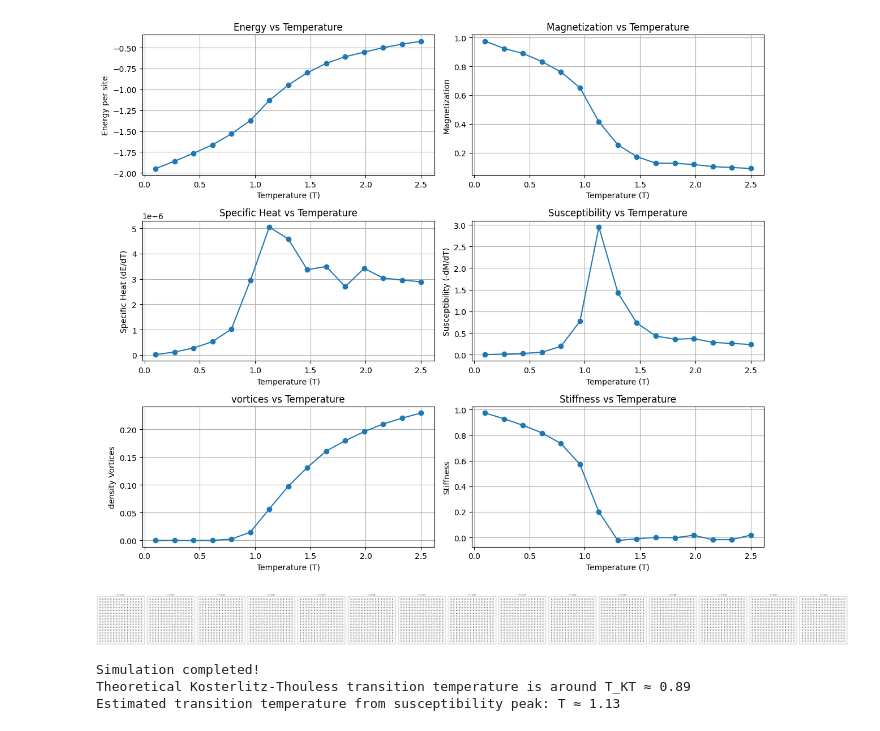
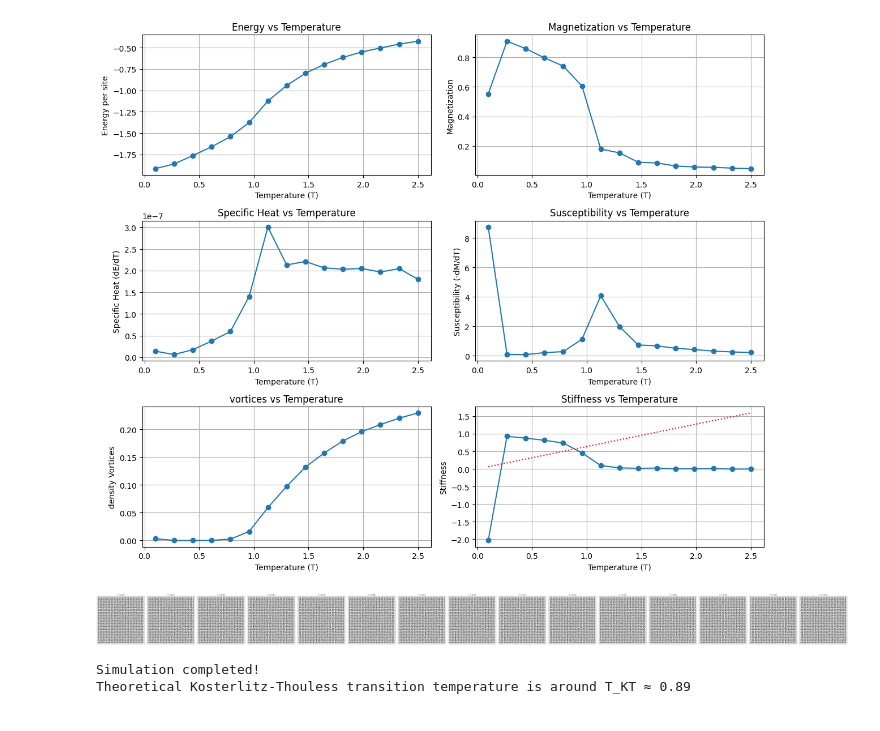
Before and after one commit to FrancescoConoscenti/BKT-Transition-in-the-XY-Model, a Jupyter notebook: XY_model.ipynb, the cells around one changed output. Drawn from its saved outputs; the diff is of its cells as text; code cells hidden in the pictures.

```diff
--- a/XY_model.ipynb
+++ b/XY_model.ipynb
@@ -178,6 +178,23 @@ class XYModel:
 
         return rho_s
 
+def find_cross(stiffness, line, temperatures):
+    difference = stiffness - line
+
+    # Find index where the sign of the difference changes (i.e., crossing point)
+    crossing_indices = np.where(np.diff(np.sign(difference)))[0]
+
+    # Optional: Get the exact crossing point using linear interpolation
+    crossings = []
+    for idx in crossing_indices:
+        x0, x1 = temperatures[idx], temperatures[idx+1]
+        y0, y1 = difference[idx], difference[idx+1]
+        # Linear interpolation to find more precise x where crossing occurs
+        x_cross = x0 - y0 * (x1 - x0) / (y1 - y0)
+        y_cross = 2/np.pi * x_cross  # value of the line at crossing (or use either curve)
+        crossings.append((x_cross, y_cross))
+    return x_cross
+
 
 def visualize_plots(temperatures, energies, energy_errors, magnetizations, mag_errors, specific_heat, susceptibility, vortices, stiffnesses):
     # Plotting results
@@ -206,7 +223,6 @@ def visualize_plots(temperatures, energies, energy_errors, magnetizations, mag_e
     axes[1, 0].grid(True)
 
     # Susceptibility (derivative of magnetization)
-
     axes[1, 1].plot(temperatures, susceptibility, 'o-')  # Drop last point which may be noisy
     axes[1, 1].set_xlabel('Temperature (T)')
     axes[1, 1].set_ylabel('Susceptibility (-dM/dT)')
@@ -221,10 +237,16 @@ def visualize_plots(temperatures, energies, energy_errors, magnetizations, mag_e
 
 
     axes[2, 1].plot(temperatures, stiffnesses, 'o-')  # Drop last point which may be noisy
+    line = 2/np.pi*temperatures
+    axes[2, 1].plot(temperatures, line, 'r:', label=f'{2/np.pi}·T ')
     axes[2, 1].set_xlabel('Temperature (T)')
     axes[2, 1].set_ylabel('Stiffness')
     axes[2, 1].set_title('Stiffness vs Temperature')
     axes[2, 1].grid(True)
+
+    T_BKT = find_cross(stiffnesses, line, temperatures)
+
+    print(f"Estimated transition temperature from crossing point of Stiffness and the line with coeff 2/pi: T ≈ {T_BKT:.2f}")
 
     plt.tight_layout()
     plt.show()
@@ -332,11 +354,11 @@ def simulate(L, temperatures, num_points, sweeps, thermalize_sweeps):
 # Run the main simulation
 if __name__ == "__main__":
     # Parameters
-    L = 16  # Lattice size
+    L = 32  # Lattice size
     T_min = 0.1  # Minimum temperature
     T_max = 2.5  # Maximum temperature
     num_points = 15  # Number of temperature points
-    sweeps = 1000  # Monte Carlo sweeps per temperature
+    sweeps = 2000  # Monte Carlo sweeps per temperature
     thermalize_sweeps = 1000
 
     Temps = np.linspace(T_min, T_max, num_points)
@@ -346,9 +368,4 @@ if __name__ == "__main__":
 
     print("Simulation completed!")
     print(f"Theoretical Kosterlitz-Thouless transition temperature is around T_KT ≈ 0.89")
-
-    # Estimate transition temperature from susceptibility peak
-    transition_idx = np.argmax(chi)
-    transition_temp = temps[transition_idx]
-    print(f"Estimated transition temperature from susceptibility peak: T ≈ {transition_temp:.2f}")
 # %% [output]
@@ -372,5 +390,4 @@ Simulation completed in 869.3 seconds
-[figure, old version]
+[figure, new version]
-[figure, old version]
+[figure, new version]
 Simulation completed!
 Theoretical Kosterlitz-Thouless transition temperature is around T_KT ≈ 0.89
-Estimated transition temperature from susceptibility peak: T ≈ 1.13
```
Also changed, not shown: parts of 1 cell of this notebook.
